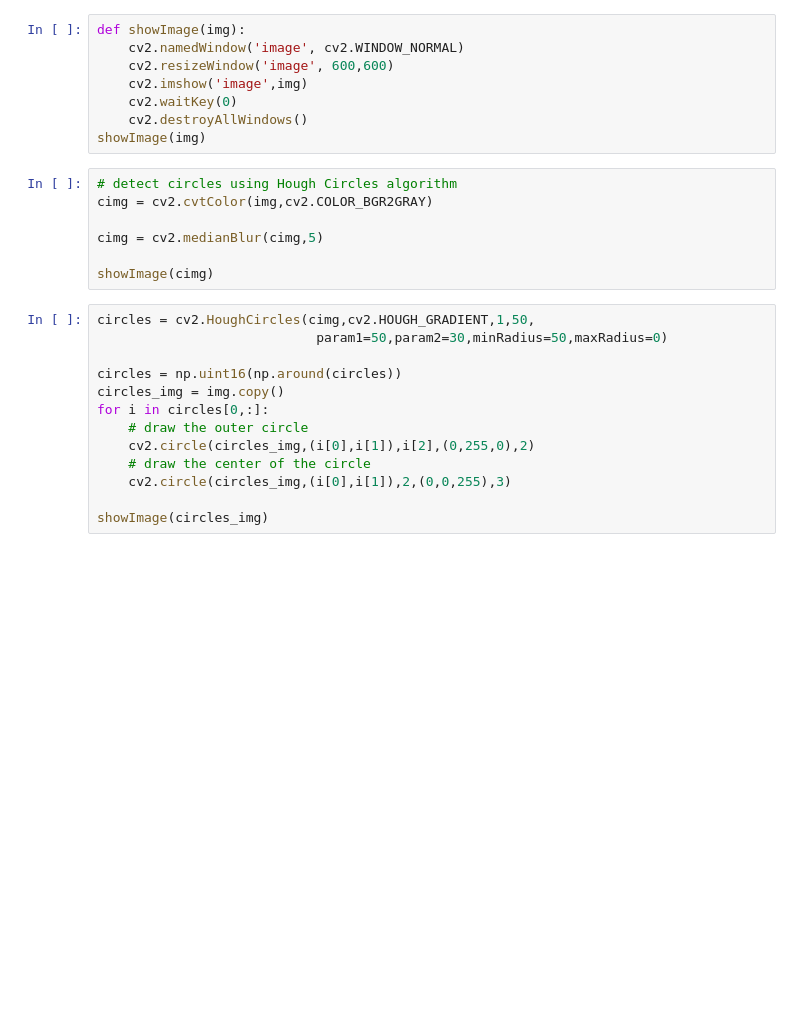
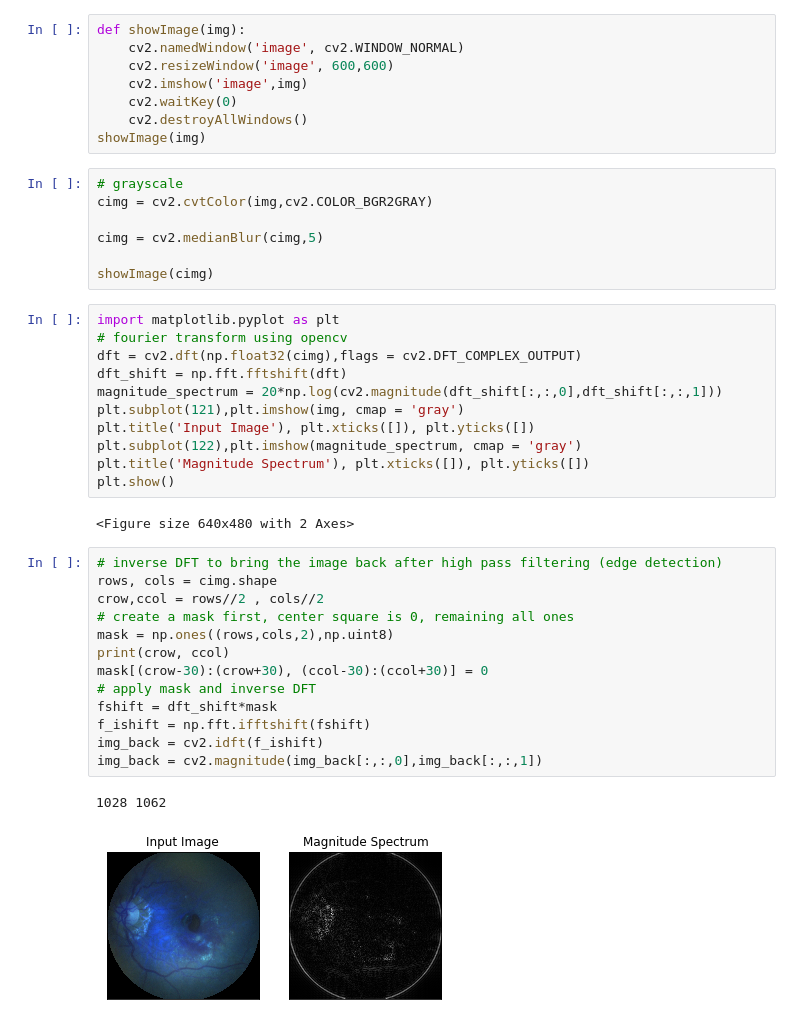
Before and after one commit to johnnyd710/octavian, a Jupyter notebook: notebooks/prototype.ipynb, the cells around one changed output. Drawn from its saved outputs; the diff is of its cells as text; blank space fills up the shorter version.

```diff
--- a/notebooks/prototype.ipynb
+++ b/notebooks/prototype.ipynb
@@ -16,22 +16,38 @@ def showImage(img):
     cv2.destroyAllWindows()
 showImage(img)
 # %%
-# detect circles using Hough Circles algorithm
+# grayscale
 cimg = cv2.cvtColor(img,cv2.COLOR_BGR2GRAY)
 
 cimg = cv2.medianBlur(cimg,5)
 
 showImage(cimg)
-# %%
-circles = cv2.HoughCircles(cimg,cv2.HOUGH_GRADIENT,1,50,
-                            param1=50,param2=30,minRadius=50,maxRadius=0)
-
-circles = np.uint16(np.around(circles))
-circles_img = img.copy()
-for i in circles[0,:]:
-    # draw the outer circle
-    cv2.circle(circles_img,(i[0],i[1]),i[2],(0,255,0),2)
-    # draw the center of the circle
-    cv2.circle(circles_img,(i[0],i[1]),2,(0,0,255),3)
-
-showImage(circles_img)
+# %%
+import matplotlib.pyplot as plt
+# fourier transform using opencv
+dft = cv2.dft(np.float32(cimg),flags = cv2.DFT_COMPLEX_OUTPUT)
+dft_shift = np.fft.fftshift(dft)
+magnitude_spectrum = 20*np.log(cv2.magnitude(dft_shift[:,:,0],dft_shift[:,:,1]))
+plt.subplot(121),plt.imshow(img, cmap = 'gray')
+plt.title('Input Image'), plt.xticks([]), plt.yticks([])
+plt.subplot(122),plt.imshow(magnitude_spectrum, cmap = 'gray')
+plt.title('Magnitude Spectrum'), plt.xticks([]), plt.yticks([])
+plt.show()
+# %% [output]
+<Figure size 640x480 with 2 Axes>
+# %%
+# inverse DFT to bring the image back after high pass filtering (edge detection)
+rows, cols = cimg.shape
+crow,ccol = rows//2 , cols//2
+# create a mask first, center square is 0, remaining all ones
+mask = np.ones((rows,cols,2),np.uint8)
+print(crow, ccol)
+mask[(crow-30):(crow+30), (ccol-30):(ccol+30)] = 0
+# apply mask and inverse DFT
+fshift = dft_shift*mask
+f_ishift = np.fft.ifftshift(fshift)
+img_back = cv2.idft(f_ishift)
+img_back = cv2.magnitude(img_back[:,:,0],img_back[:,:,1])
+# %% [output]
+1028 1062
+[figure, added]
```
Also changed, not shown: parts of 1 cell of this notebook, 8 other files.
